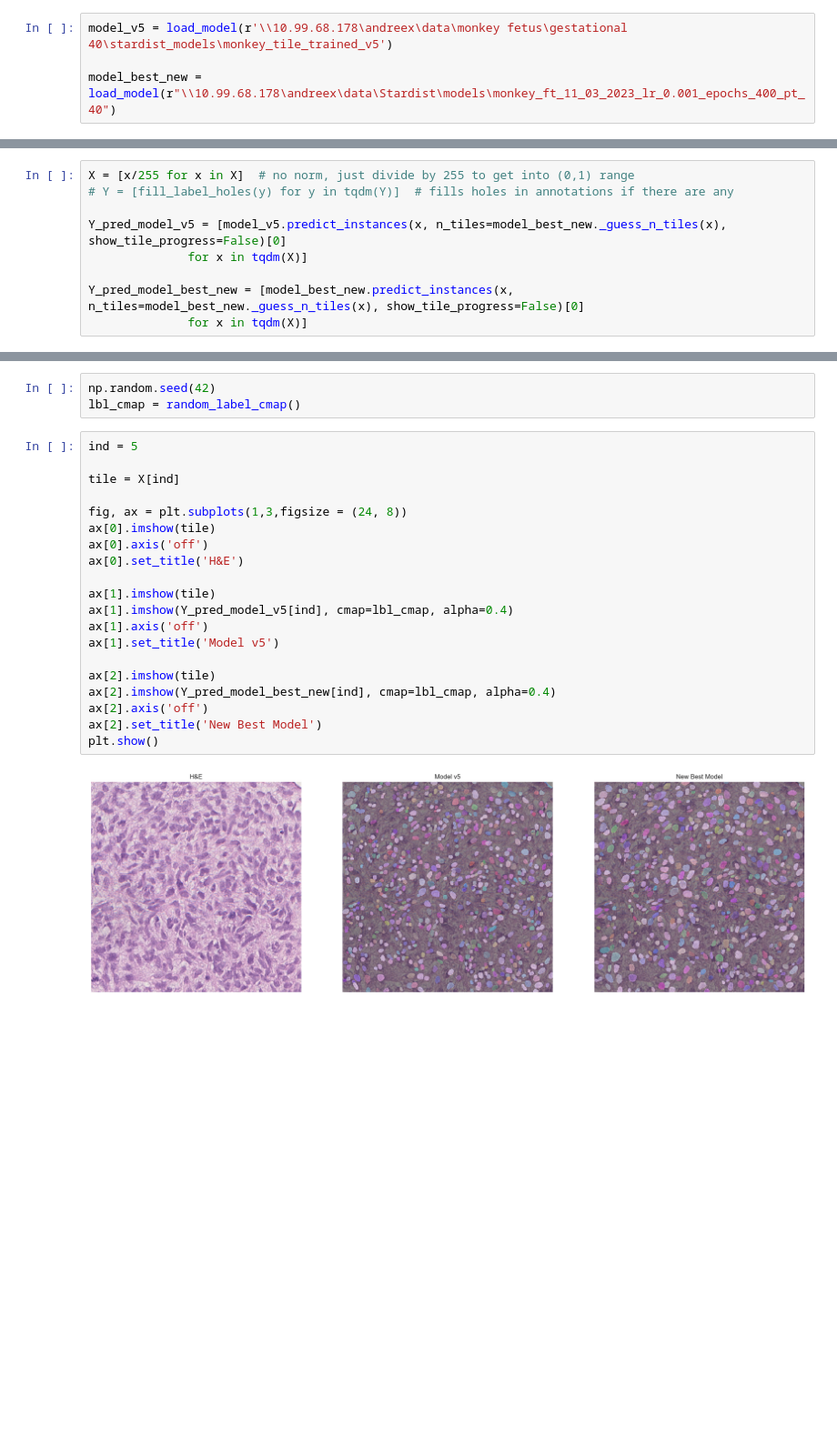
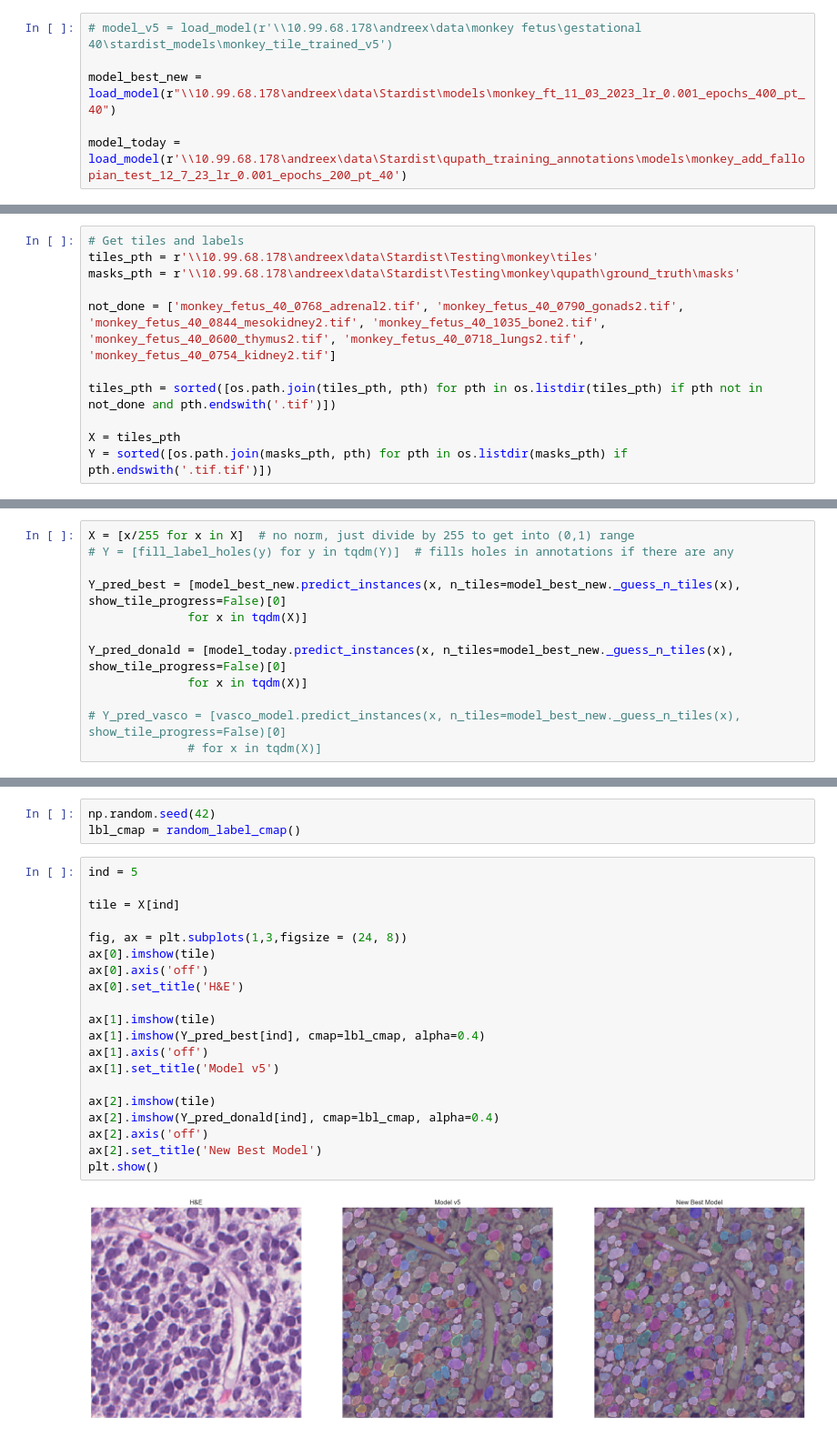
Before and after one commit to donniekramer8/Nuclei-seg-collection, a Jupyter notebook: stardist/monkey/5_Compare_Models.ipynb, the cells around one changed output, grey strips where cells are left out. Shown at 91% size. Saved outputs shown, nothing was run; the diff lists cells and outputs as text; blank space fills up the shorter version.

Commit message:
Fixed testing notebook, added segmentation analysis codes

```diff
--- a/stardist/monkey/5_Compare_Models.ipynb
+++ b/stardist/monkey/5_Compare_Models.ipynb
@@ -29,7 +30,9 @@ def load_model(model_path: str) -> StarDist2D:
     model.load_weights(model_path + '\\weights_best.h5')
     return model
 # %%
-model_v5 = load_model(r'\\10.99.68.178\andreex\data\monkey fetus\gestational 40\stardist_models\monkey_tile_trained_v5')
+# model_v5 = load_model(r'\\10.99.68.178\andreex\data\monkey fetus\gestational 40\stardist_models\monkey_tile_trained_v5')
 
 model_best_new = load_model(r"\\10.99.68.178\andreex\data\Stardist\models\monkey_ft_11_03_2023_lr_0.001_epochs_400_pt_40")
+
+model_today = load_model(r'\\10.99.68.178\andreex\data\Stardist\qupath_training_annotations\models\monkey_add_fallopian_test_12_7_23_lr_0.001_epochs_200_pt_40')
 # %% [output]
@@ -50,0 +57,11 @@ X = list(map(imread,X))
+# %%
+# Get tiles and labels
+tiles_pth = r'\\10.99.68.178\andreex\data\Stardist\Testing\monkey\tiles'
+masks_pth = r'\\10.99.68.178\andreex\data\Stardist\Testing\monkey\qupath\ground_truth\masks'
+
+not_done = ['monkey_fetus_40_0768_adrenal2.tif', 'monkey_fetus_40_0790_gonads2.tif', 'monkey_fetus_40_0844_mesokidney2.tif', 'monkey_fetus_40_1035_bone2.tif', 'monkey_fetus_40_0600_thymus2.tif', 'monkey_fetus_40_0718_lungs2.tif', 'monkey_fetus_40_0754_kidney2.tif']
+
+tiles_pth = sorted([os.path.join(tiles_pth, pth) for pth in os.listdir(tiles_pth) if pth not in not_done and pth.endswith('.tif')])
+
+X = tiles_pth
+Y = sorted([os.path.join(masks_pth, pth) for pth in os.listdir(masks_pth) if pth.endswith('.tif.tif')])
@@ -52,9 +101,12 @@ X = list(map(imread,X))
 X = [x/255 for x in X]  # no norm, just divide by 255 to get into (0,1) range
 # Y = [fill_label_holes(y) for y in tqdm(Y)]  # fills holes in annotations if there are any
 
-Y_pred_model_v5 = [model_v5.predict_instances(x, n_tiles=model_best_new._guess_n_tiles(x), show_tile_progress=False)[0]
+Y_pred_best = [model_best_new.predict_instances(x, n_tiles=model_best_new._guess_n_tiles(x), show_tile_progress=False)[0]
               for x in tqdm(X)]
 
-Y_pred_model_best_new = [model_best_new.predict_instances(x, n_tiles=model_best_new._guess_n_tiles(x), show_tile_progress=False)[0]
+Y_pred_donald = [model_today.predict_instances(x, n_tiles=model_best_new._guess_n_tiles(x), show_tile_progress=False)[0]
               for x in tqdm(X)]
+
+# Y_pred_vasco = [vasco_model.predict_instances(x, n_tiles=model_best_new._guess_n_tiles(x), show_tile_progress=False)[0]
+              # for x in tqdm(X)]
 # %%
@@ -67,22 +119,22 @@ lbl_cmap = random_label_cmap()
 # %%
 ind = 5
 
 tile = X[ind]
 
 fig, ax = plt.subplots(1,3,figsize = (24, 8))
 ax[0].imshow(tile)
 ax[0].axis('off')
 ax[0].set_title('H&E')
 
 ax[1].imshow(tile)
-ax[1].imshow(Y_pred_model_v5[ind], cmap=lbl_cmap, alpha=0.4)
+ax[1].imshow(Y_pred_best[ind], cmap=lbl_cmap, alpha=0.4)
 ax[1].axis('off')
 ax[1].set_title('Model v5')
 
 ax[2].imshow(tile)
-ax[2].imshow(Y_pred_model_best_new[ind], cmap=lbl_cmap, alpha=0.4)
+ax[2].imshow(Y_pred_donald[ind], cmap=lbl_cmap, alpha=0.4)
 ax[2].axis('off')
 ax[2].set_title('New Best Model')
 plt.show()
 # %% [output]
-[figure, old version]
+[figure, new version]
```
Also changed, not shown: parts of 17 cells of this notebook, 3 other files.
